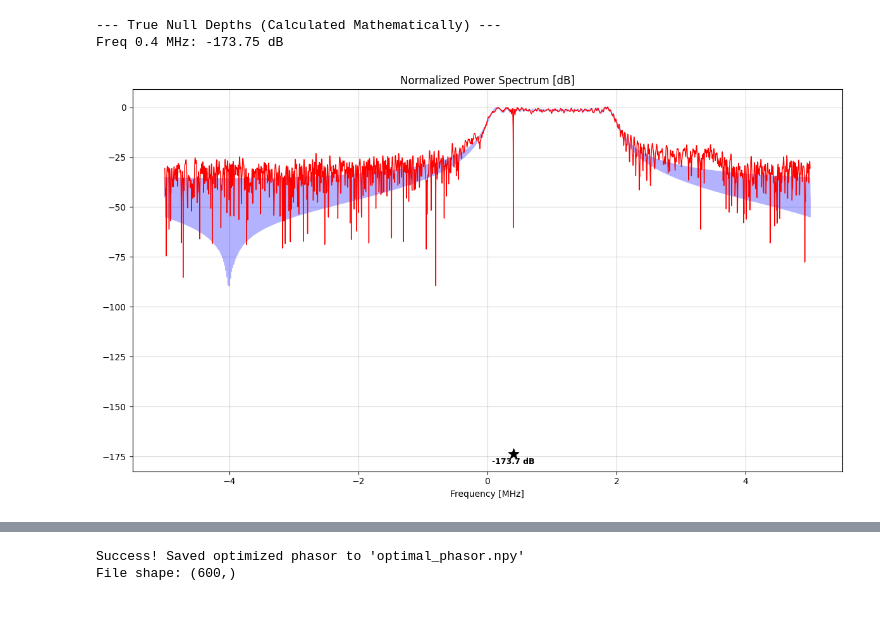
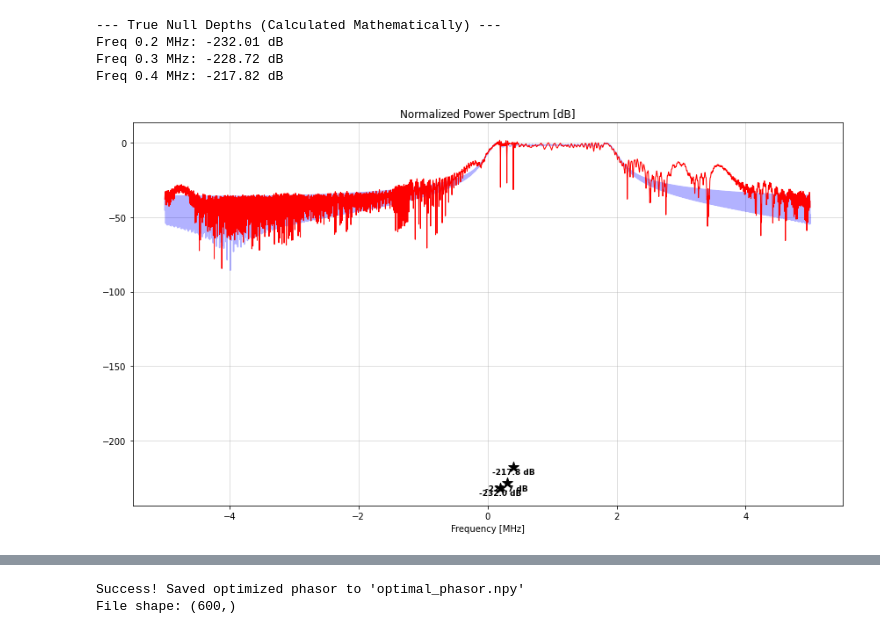
Before and after one commit to OriNik100/Spec_Null, a Jupyter notebook: non_linear_eq3.ipynb, the cells around one changed output, grey strips where cells are left out. Saved outputs shown, nothing was run; the diff lists cells and outputs as text; code cells hidden in the pictures.

```diff
--- a/non_linear_eq3.ipynb
+++ b/non_linear_eq3.ipynb
@@ -1,6 +1,9 @@
 # %%
 #1
 %matplotlib inline
+%load_ext autoreload
+%autoreload 2
+
 import torch
 import numpy as np
 import matplotlib.pyplot as plt
@@ -15,6 +18,9 @@ B = 2e6
 Fs = 5 * B
 N = int(np.round(T * Fs))
 
+N_fft = 2**14
+
+
 t_np = np.linspace(0, T, N, endpoint=False)
 t = torch.tensor(t_np, dtype=torch.float64)
 
@@ -25,7 +31,7 @@ psi = 2 * np.pi * (b_slope/2) * t**2
 a = 1
 s_base = a * torch.complex(torch.cos(psi), torch.sin(psi))
 
-null_freqs = [0.4e6]
+null_freqs = [0.2e6, 0.3e6, 0.4e6]
 print(f"Targets defined at: {[f/1e6 for f in null_freqs]} MHz")
 
 # Steering Matrix
@@ -49,3 +62,6 @@ phi_start =  getphi()
 # %%
 # יצירת וקטור רנדומלי בטווח [15 ,15-]
-phi_start = (30 * torch.rand(600, dtype=torch.float64) - 15).detach().requires_grad_(True)
+#phi_start = (30 * torch.rand(600, dtype=torch.float64) - 15).detach().requires_grad_(True)
+
+phi_start = torch.zeros(N, dtype=torch.float64, requires_grad=True)
+print("initial_phi_shape:", phi_start.shape)
@@ -175,7 +201,6 @@ with torch.no_grad():
     s_final_np = s_transmit_best.detach().cpu().numpy()
 
 
-N_fft = 2**18
 freqs = np.fft.fftshift(np.fft.fftfreq(N_fft, 1/Fs))
 
 
@@ -216,33 +241,35 @@ plt.figure(figsize=(12, 7))
 
 # גרף האות המקורי
 plt.plot(freqs/1e6, S_orig_norm, label='Original LFM', color='blue', alpha=0.3)
 
 # גרף האות האופטימלי (FFT)
 plt.plot(freqs/1e6, S_final_norm, label='Optimized Signal', color='red', linewidth=1)
 
 # הוספת הכוכבים
 
 plt.scatter(null_freqs_np/1e6, exact_db_relative,
             color='black', marker='*', s=150, zorder=10,
             label='Exact Analytical Depth')
 
 # הוספת טקסט ליד הכוכבים
 for k, f_val in enumerate(null_freqs_np):
     depth = exact_db_relative[k]
     plt.text(f_val/1e6, depth - 5, f"{depth:.1f} dB",
              color='black', fontweight='bold', ha='center', fontsize=9)
 
 plt.title("Normalized Power Spectrum [dB]")
 plt.xlabel("Frequency [MHz]")
 
 #plt.legend(loc='upper right')
 plt.grid(True, alpha=0.5)
 #plt.xlim(0, B/1e6 + 0.2)
 #plt.ylim(-150, 5)
 plt.tight_layout()
 plt.show()
 # %% [output]
 --- True Null Depths (Calculated Mathematically) ---
-Freq 0.4 MHz: -173.75 dB
+Freq 0.2 MHz: -232.01 dB
+Freq 0.3 MHz: -228.72 dB
+Freq 0.4 MHz: -217.82 dB
-[figure, old version]
+[figure, new version]
 # %%
```
Also changed, not shown: parts of 8 cells of this notebook, 3 other files.
